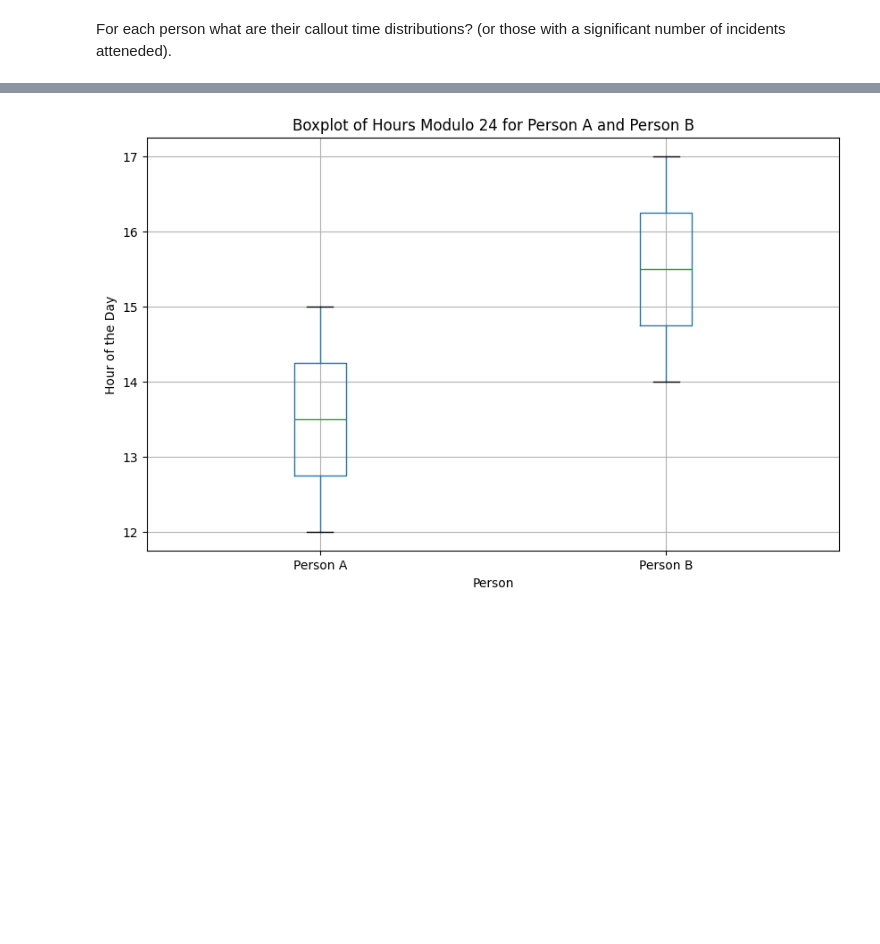
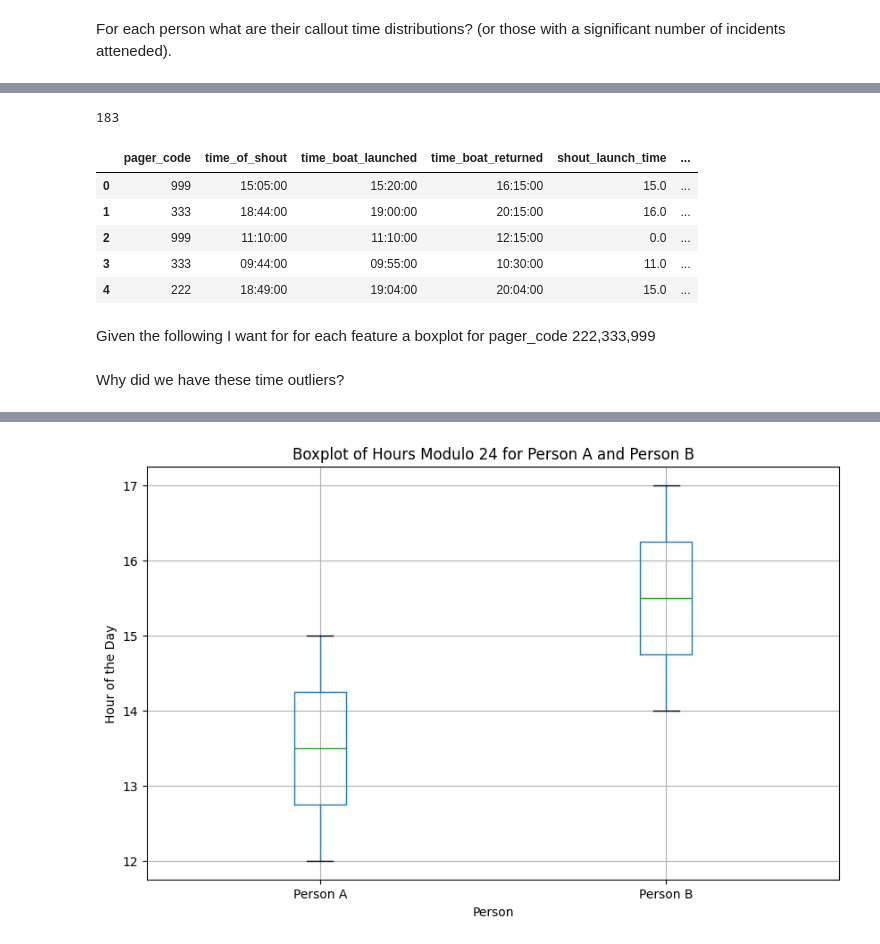
Before and after one commit to rhyslwells/LLRB, a Jupyter notebook: notebooks/analysis.ipynb, the cells around one changed output, grey strips where cells are left out. Cells and saved outputs as stored; diff of their text form; code cells hidden in the pictures; blank space fills up the shorter version.

```diff
--- a/notebooks/analysis.ipynb
+++ b/notebooks/analysis.ipynb
@@ -29,0 +24,6 @@ number of callouts in a given year /quarter.
+# %%
+# Convert to datetime
+df['date_of_shout'] = pd.to_datetime(df['date_of_shout'])
+df['quarter'] = df['date_of_shout'].dt.quarter
+df['year'] = df['date_of_shout'].dt.year
+dfttt[['date_of_shout','quarter','year']].head()
@@ -32,3 +91,16 @@ number of callouts in a given year /quarter.
 # Time analysis
 # %% [markdown]
 For each person what are their callout time distributions? (or those with a significant number of incidents atteneded).
+# %%
+feats=['time_of_shout','time_boat_launched','time_boat_returned']
+# dft=df[feats]
+# As a placeholder for missing values we entered "00:00" in for time features
+#We replace them with NaN
+
+# Replace "00:00" with NaN
+df['time_of_shout'] = df['time_of_shout'].replace("00:00", np.nan)
+df['time_boat_launched'] = df['time_boat_launched'].replace("00:00", np.nan)
+df['time_boat_returned'] = df['time_boat_returned'].replace("00:00", np.nan)
+
+# Display the DataFrame
+print(df[feats].head(88))
@@ -34,0 +175,30 @@ For each person what are their callout time distributions? (or those with a sign
+# %%
+# check if any shout_launch_time  or launch_return_time   are negative
+# print(df[df['shout_launch_time'] < 0]) #none
+# print(df[df['launch_return_time'] < 0])# none
+
+#count the number of rows which have no nan in either shout_launch_time or launch_return_time
+# df.shape[0]#207
+# print(df.dropna(subset=[ 'launch_return_time']).shape[0]) #183
+# print(df.dropna(subset=['shout_launch_time']).shape[0]) #201
+
+#drop rows with nan in either shout_launch_time or launch_return_time
+dft=df.copy()
+dft = dft.dropna(subset=['shout_launch_time', 'launch_return_time','shout_to_return_time'])
+print(dft.shape[0]) #183
+# %% [output]
+183
+# %%
+feats=['pager_code','time_of_shout','time_boat_launched','time_boat_returned',"shout_launch_time","launch_return_time","shout_to_return_time"]
+dft[feats].head()
+# %% [output]
+|  | pager_code | time_of_shout | time_boat_launched | time_boat_returned | shout_launch_time | ... |
+| 0 | 999 | 15:05:00 | 15:20:00 | 16:15:00 | 15.0 | ... |
+| 1 | 333 | 18:44:00 | 19:00:00 | 20:15:00 | 16.0 | ... |
+| 2 | 999 | 11:10:00 | 11:10:00 | 12:15:00 | 0.0 | ... |
+| 3 | 333 | 09:44:00 | 09:55:00 | 10:30:00 | 11.0 | ... |
+| 4 | 222 | 18:49:00 | 19:04:00 | 20:04:00 | 15.0 | ... |
+# %% [markdown]
+Given the following I want for for each feature a boxplot for pager_code 222,333,999
+# %% [markdown]
+Why did we have these time outliers?
```
Also changed, not shown: parts of 34 cells of this notebook, 2 other files.
